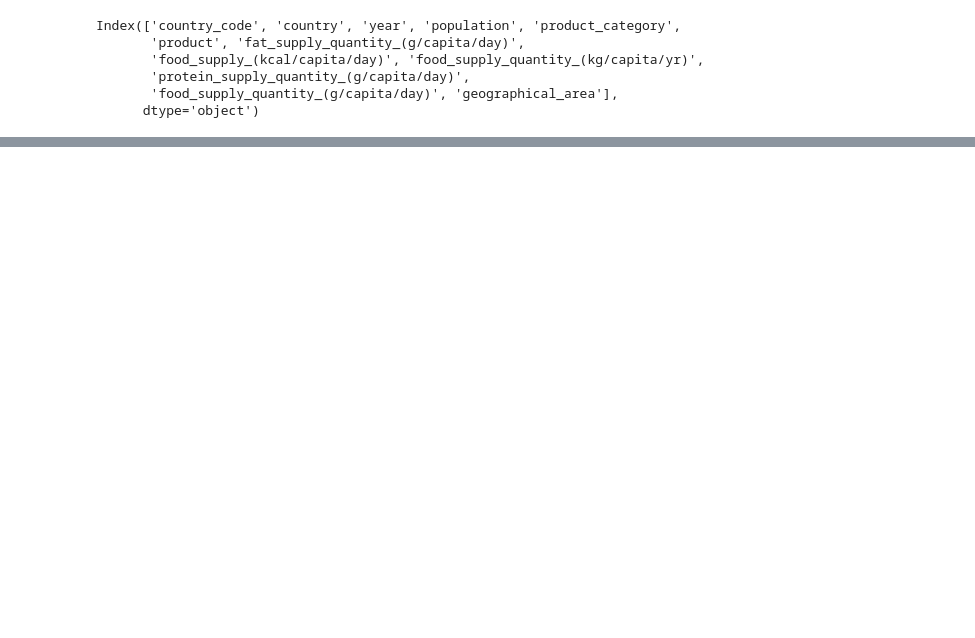
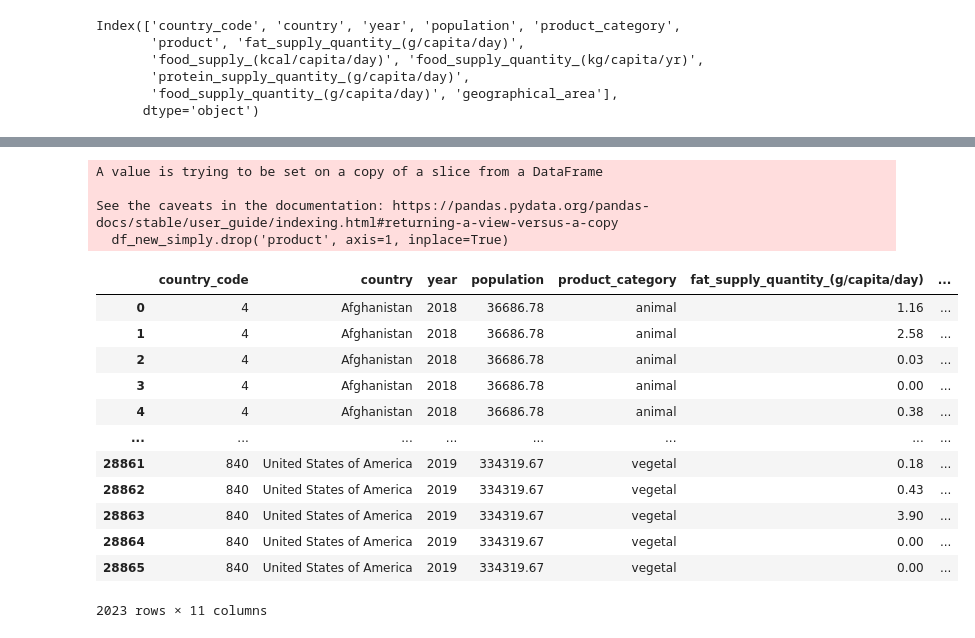
Before and after one commit to faridig/FAO_STAT, a Jupyter notebook: main.ipynb, the cells around one changed output, grey strips where cells are left out. Drawn from its saved outputs; the diff is of its cells as text; code cells hidden in the pictures; blank space fills up the shorter version.

```diff
--- a/main.ipynb
+++ b/main.ipynb
@@ -655,0 +639,22 @@ df_congo
+# %%
+
+df_new_simply.drop('product', axis=1, inplace=True)
+df_new_simply
+# %% [output]
+A value is trying to be set on a copy of a slice from a DataFrame
+
+See the caveats in the documentation: https://pandas.pydata.org/pandas-docs/stable/user_guide/indexing.html#returning-a-view-versus-a-copy
+  df_new_simply.drop('product', axis=1, inplace=True)
+|  | country_code | country | year | population | product_category | fat_supply_quantity_(g/capita/day) | ... |
+| 0 | 4 | Afghanistan | 2018 | 36686.78 | animal | 1.16 | ... |
+| 1 | 4 | Afghanistan | 2018 | 36686.78 | animal | 2.58 | ... |
+| 2 | 4 | Afghanistan | 2018 | 36686.78 | animal | 0.03 | ... |
+| 3 | 4 | Afghanistan | 2018 | 36686.78 | animal | 0.00 | ... |
+| 4 | 4 | Afghanistan | 2018 | 36686.78 | animal | 0.38 | ... |
+| ... | ... | ... | ... | ... | ... | ... | ... |
+| 28861 | 840 | United States of America | 2019 | 334319.67 | vegetal | 0.18 | ... |
+| 28862 | 840 | United States of America | 2019 | 334319.67 | vegetal | 0.43 | ... |
+| 28863 | 840 | United States of America | 2019 | 334319.67 | vegetal | 3.90 | ... |
+| 28864 | 840 | United States of America | 2019 | 334319.67 | vegetal | 0.00 | ... |
+| 28865 | 840 | United States of America | 2019 | 334319.67 | vegetal | 0.00 | ... |
+2023 rows × 11 columns
```
Also changed, not shown: parts of 13 cells of this notebook.
